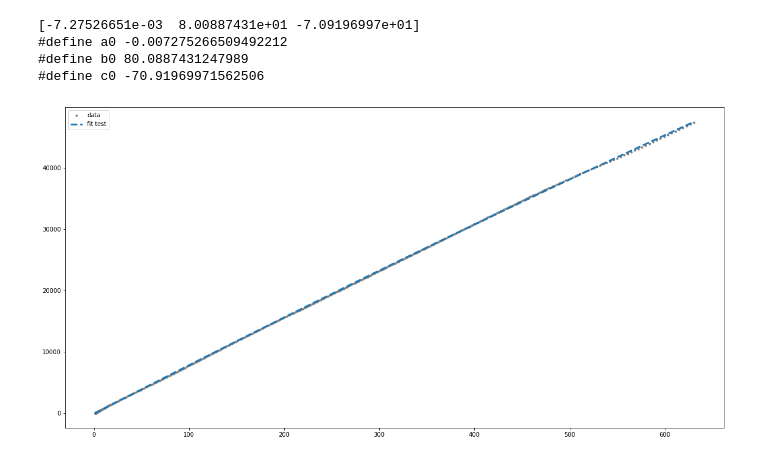
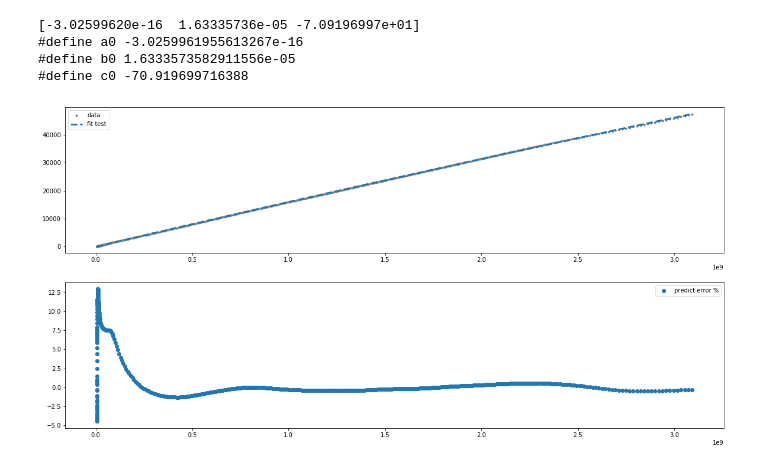
Before and after one commit to ZeniteSolar/MSC19, a Jupyter notebook: sensor/sensor1.ipynb, the cells around one changed output. Cells and saved outputs as stored; diff of their text form; code cells hidden in the pictures.

```diff
--- a/sensor/sensor1.ipynb
+++ b/sensor/sensor1.ipynb
@@ -328,8 +328,9 @@ import matplotlib.pyplot as plt
 data_file = "sensor1/all.csv"
 time, xdata, ydata, _, info_dict = read_oscilloscope_csv(data_file)
 
-xdata *= (1024 / 5.021)
-ydata *= 1000
+# xdata *= (1024 / 5.021)
+xdata *= 1e9
+ydata *= 1e3
 
 print(f'nan: {np.isnan(np.sum(xdata))}')
 print(f'nan: {np.isnan(np.sum(ydata))}')
@@ -396,39 +397,46 @@ segments = 1
 xdata_q = xdata
 
 plt.figure(figsize=(20,10))
+ax1 = plt.subplot(211)
 plt.plot(xdata_q, ydata, '.', lw=3, c='gray', label='data')
 
 if segments is 1:
     z = np.polyfit(xdata, ydata, degree)
     p = np.poly1d(z)
 
     ydatatest = p(xdata)
     print(z)
 
     for i in range(len(z)):
         coeffs_names = list('abcdefghijklmnopqrstuvwxyz')
         print(f"#define {coeffs_names[i]}0 {z[i]}")
 
 else:
     my_pwlf = pwlf.PiecewiseLinFit(xdata, ydata, degree=degree, disp_res=False)
     res = my_pwlf.fit(segments)
 
     # predict
     xdataHat = np.linspace(min(xdata_q), max(xdata_q), num=10000)
     ydataHat = my_pwlf.predict(xdataHat)
 
     # test getting polynomial coefficients
     ydatatest = test_coeffs(xdata_q, my_pwlf)
 
     plt.plot(xdataHat, ydataHat, '-', lw=3, label='predict')
 
 
+residuals = (ydata -ydatatest)/ydata
+
 plt.plot(xdata_q, ydatatest, '--', lw=3, label='fit test')
+
+plt.legend()
+ax2 = plt.subplot(212, sharex=ax1)
+plt.scatter(xdata_q, residuals*100, label='predict error %')
 plt.legend()
 plt.show()
 # %% [output]
-[-7.27526651e-03  8.00887431e+01 -7.09196997e+01]
-#define a0 -0.007275266509492212
-#define b0 80.0887431247989
-#define c0 -70.91969971562506
+[-3.02599620e-16  1.63335736e-05 -7.09196997e+01]
+#define a0 -3.0259961955613267e-16
+#define b0 1.6333573582911556e-05
+#define c0 -70.919699716388
-[figure, old version]
+[figure, new version]
```
Also changed, not shown: parts of 1 cell of this notebook, 4 other files.
